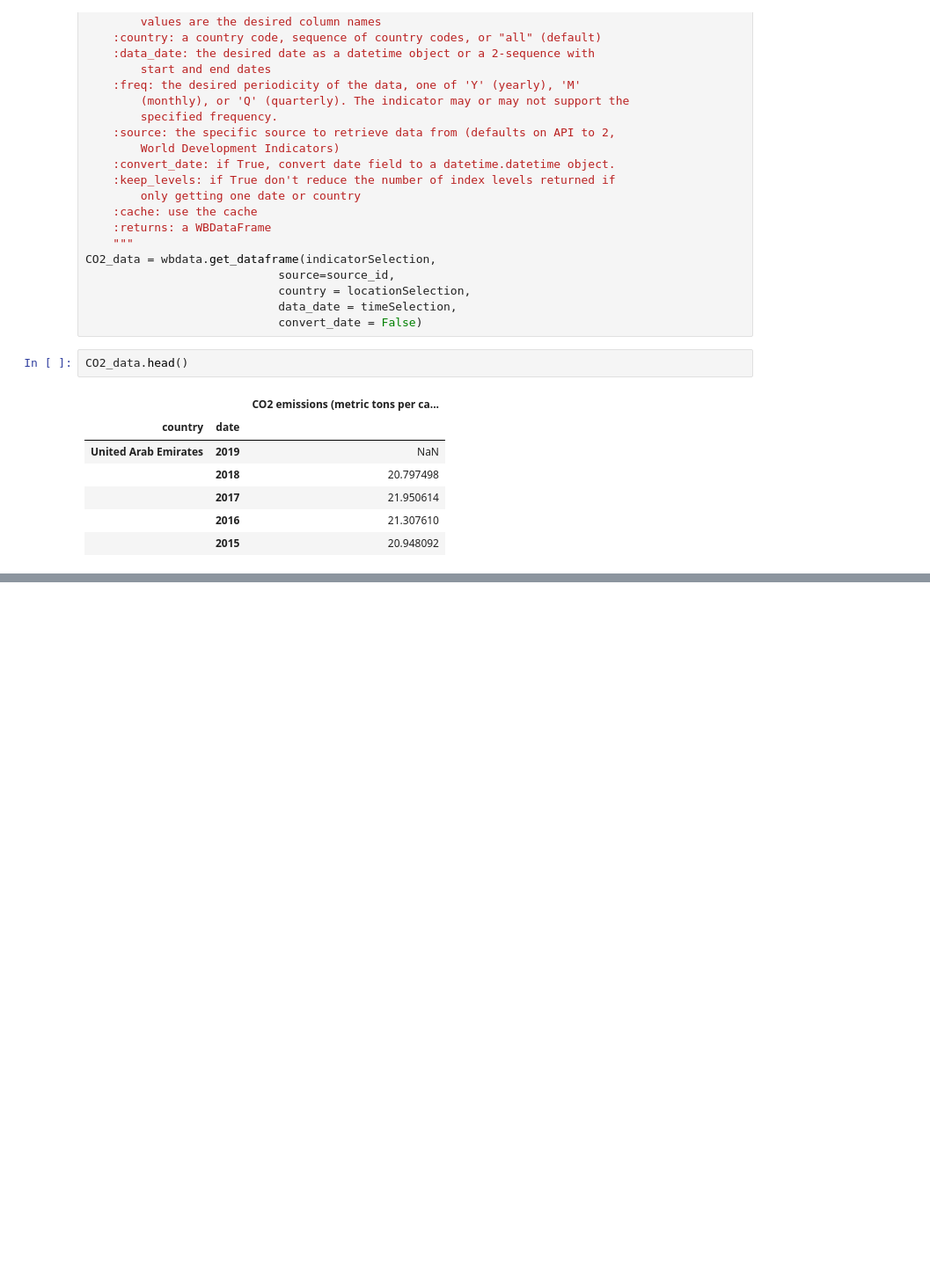
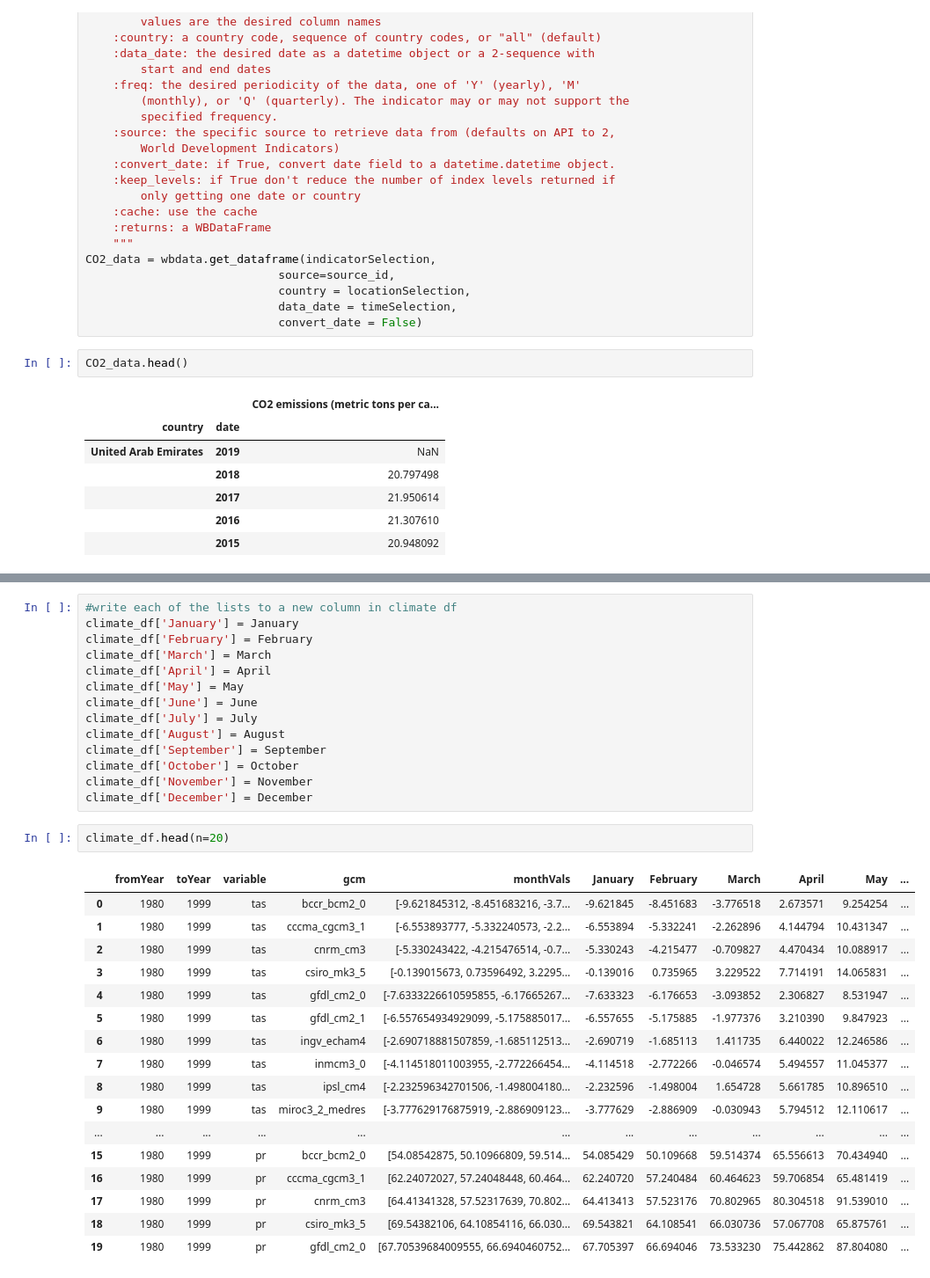
Before and after one commit to nmckinne/SustainabilityProject, a Jupyter notebook: SustainabilityGoals.ipynb, the cells around one changed output, grey strips where cells are left out. Shown at 88% size. Saved outputs shown, nothing was run; the diff lists cells and outputs as text; blank space fills up the shorter version.

Commit message:
Added Climate API call

```diff
--- a/SustainabilityGoals.ipynb
+++ b/SustainabilityGoals.ipynb
@@ -143,0 +252,34 @@ CO2_data.head()
+# %%
+#write each of the lists to a new column in climate df
+climate_df['January'] = January
+climate_df['February'] = February
+climate_df['March'] = March
+climate_df['April'] = April
+climate_df['May'] = May
+climate_df['June'] = June
+climate_df['July'] = July
+climate_df['August'] = August
+climate_df['September'] = September
+climate_df['October'] = October
+climate_df['November'] = November
+climate_df['December'] = December
+# %%
+climate_df.head(n=20)
+# %% [output]
+|  | fromYear | toYear | variable | gcm | monthVals | January | February | March | April | May | ... |
+| 0 | 1980 | 1999 | tas | bccr_bcm2_0 | [-9.621845312, -8.451683216, -3.7... | -9.621845 | -8.451683 | -3.776518 | 2.673571 | 9.254254 | ... |
+| 1 | 1980 | 1999 | tas | cccma_cgcm3_1 | [-6.553893777, -5.332240573, -2.2... | -6.553894 | -5.332241 | -2.262896 | 4.144794 | 10.431347 | ... |
+| 2 | 1980 | 1999 | tas | cnrm_cm3 | [-5.330243422, -4.215476514, -0.7... | -5.330243 | -4.215477 | -0.709827 | 4.470434 | 10.088917 | ... |
+| 3 | 1980 | 1999 | tas | csiro_mk3_5 | [-0.139015673, 0.73596492, 3.2295... | -0.139016 | 0.735965 | 3.229522 | 7.714191 | 14.065831 | ... |
+| 4 | 1980 | 1999 | tas | gfdl_cm2_0 | [-7.6333226610595855, -6.17665267... | -7.633323 | -6.176653 | -3.093852 | 2.306827 | 8.531947 | ... |
+| 5 | 1980 | 1999 | tas | gfdl_cm2_1 | [-6.557654934929099, -5.175885017... | -6.557655 | -5.175885 | -1.977376 | 3.210390 | 9.847923 | ... |
+| 6 | 1980 | 1999 | tas | ingv_echam4 | [-2.690718881507859, -1.685112513... | -2.690719 | -1.685113 | 1.411735 | 6.440022 | 12.246586 | ... |
+| 7 | 1980 | 1999 | tas | inmcm3_0 | [-4.114518011003955, -2.772266454... | -4.114518 | -2.772266 | -0.046574 | 5.494557 | 11.045377 | ... |
+| 8 | 1980 | 1999 | tas | ipsl_cm4 | [-2.232596342701506, -1.498004180... | -2.232596 | -1.498004 | 1.654728 | 5.661785 | 10.896510 | ... |
+| 9 | 1980 | 1999 | tas | miroc3_2_medres | [-3.777629176875919, -2.886909123... | -3.777629 | -2.886909 | -0.030943 | 5.794512 | 12.110617 | ... |
+| ... | ... | ... | ... | ... | ... | ... | ... | ... | ... | ... | ... |
+| 15 | 1980 | 1999 | pr | bccr_bcm2_0 | [54.08542875, 50.10966809, 59.514... | 54.085429 | 50.109668 | 59.514374 | 65.556613 | 70.434940 | ... |
+| 16 | 1980 | 1999 | pr | cccma_cgcm3_1 | [62.24072027, 57.24048448, 60.464... | 62.240720 | 57.240484 | 60.464623 | 59.706854 | 65.481419 | ... |
+| 17 | 1980 | 1999 | pr | cnrm_cm3 | [64.41341328, 57.52317639, 70.802... | 64.413413 | 57.523176 | 70.802965 | 80.304518 | 91.539010 | ... |
+| 18 | 1980 | 1999 | pr | csiro_mk3_5 | [69.54382106, 64.10854116, 66.030... | 69.543821 | 64.108541 | 66.030736 | 57.067708 | 65.875761 | ... |
+| 19 | 1980 | 1999 | pr | gfdl_cm2_0 | [67.70539684009555, 66.6940460752... | 67.705397 | 66.694046 | 73.533230 | 75.442862 | 87.804080 | ... |
```
Also changed, not shown: parts of 5 cells of this notebook.
